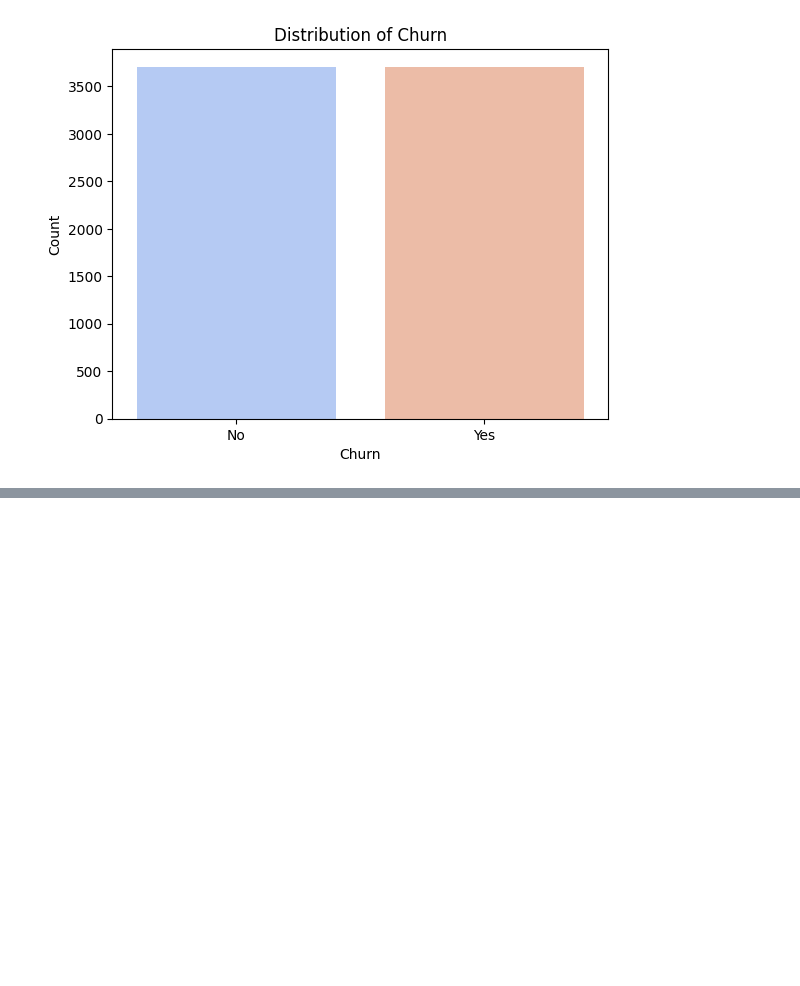
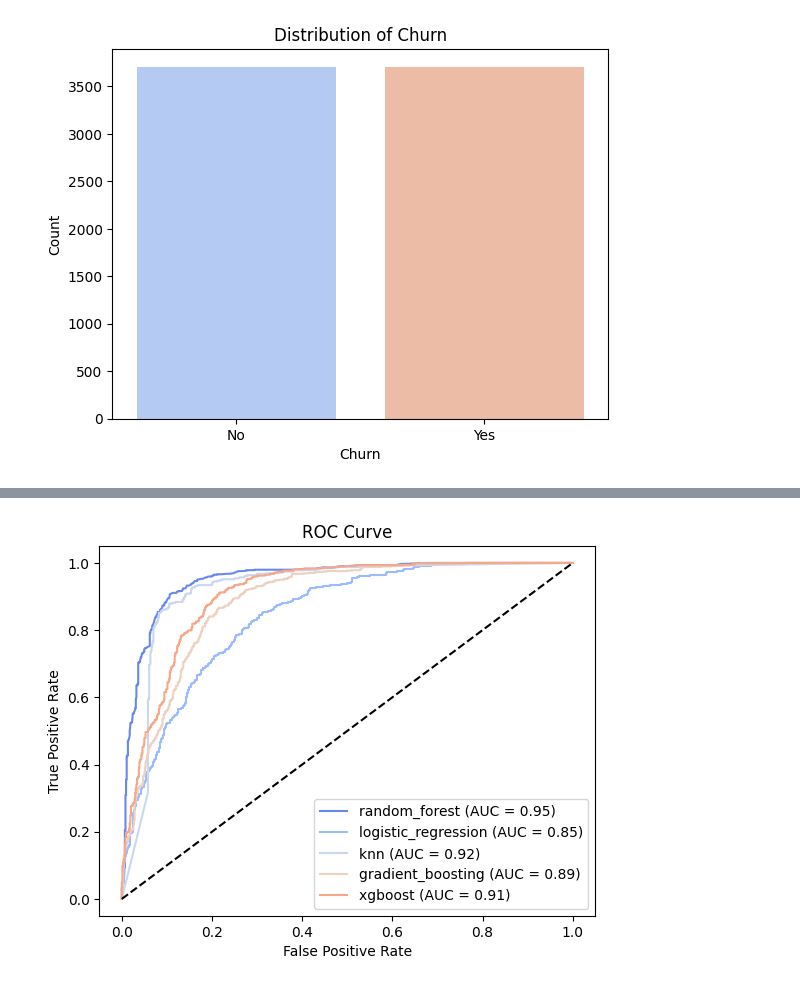
Before and after one commit to Sena-Aku-Agbotse/Customer-Churn-Analysis, a Jupyter notebook: Notebook/main.ipynb, the cells around one changed output, grey strips where cells are left out. Saved outputs shown, nothing was run; the diff lists cells and outputs as text; code cells hidden in the pictures; blank space fills up the shorter version.

```diff
--- a/Notebook/main.ipynb
+++ b/Notebook/main.ipynb
@@ -641,0 +780,32 @@ plt.show()
+# %%
+# Initialize a dictionary to hold evaluation metrics
+evaluation_results = {}
+
+# Evaluate each model on the validation set
+for model_name, grid_search in grid_searches.items():
+    y_pred = grid_search.predict(X_val)
+    y_pred_proba = grid_search.predict_proba(X_val)[:, 1] if hasattr(
+        grid_search.best_estimator_, "predict_proba") else None
+
+    accuracy = accuracy_score(y_val, y_pred)
+    precision = precision_score(y_val, y_pred, average='binary')
+    recall = recall_score(y_val, y_pred, average='binary')
+    conf_matrix = confusion_matrix(y_val, y_pred)
+    logloss = log_loss(
+        y_val, y_pred_proba) if y_pred_proba is not None else None
+    auc = roc_auc_score(
+        y_val, y_pred_proba) if y_pred_proba is not None else None
+
+    evaluation_results[model_name] = {
+        'accuracy': accuracy,
+        'precision': precision,
+        'recall': recall,
+        'confusion_matrix': conf_matrix,
+        'log_loss': logloss,
+        'auc': auc
+    }
+
+df_scores = pd.DataFrame(evaluation_results).transpose()
+
+print("Model Evaluation Scores")
+df_scores
@@ -641,0 +840,14 @@ plt.show()
+# %%
+for model_name, grid_search in grid_searches.items():
+    if evaluation_results[model_name]['auc'] is not None:
+        fpr, tpr, _ = roc_curve(y_val, grid_search.predict_proba(X_val)[:, 1])
+        plt.plot(fpr, tpr, label=f"{model_name} (AUC = {evaluation_results[model_name]['auc']:.2f})")
+
+plt.plot([0, 1], [0, 1], 'k--')
+plt.xlabel('False Positive Rate')
+plt.ylabel('True Positive Rate')
+plt.title('ROC Curve')
+plt.legend(loc='lower right')
+plt.show()
+# %% [output]
+[figure, added]
```
Also changed, not shown: parts of 29 cells of this notebook, 1 other file.
